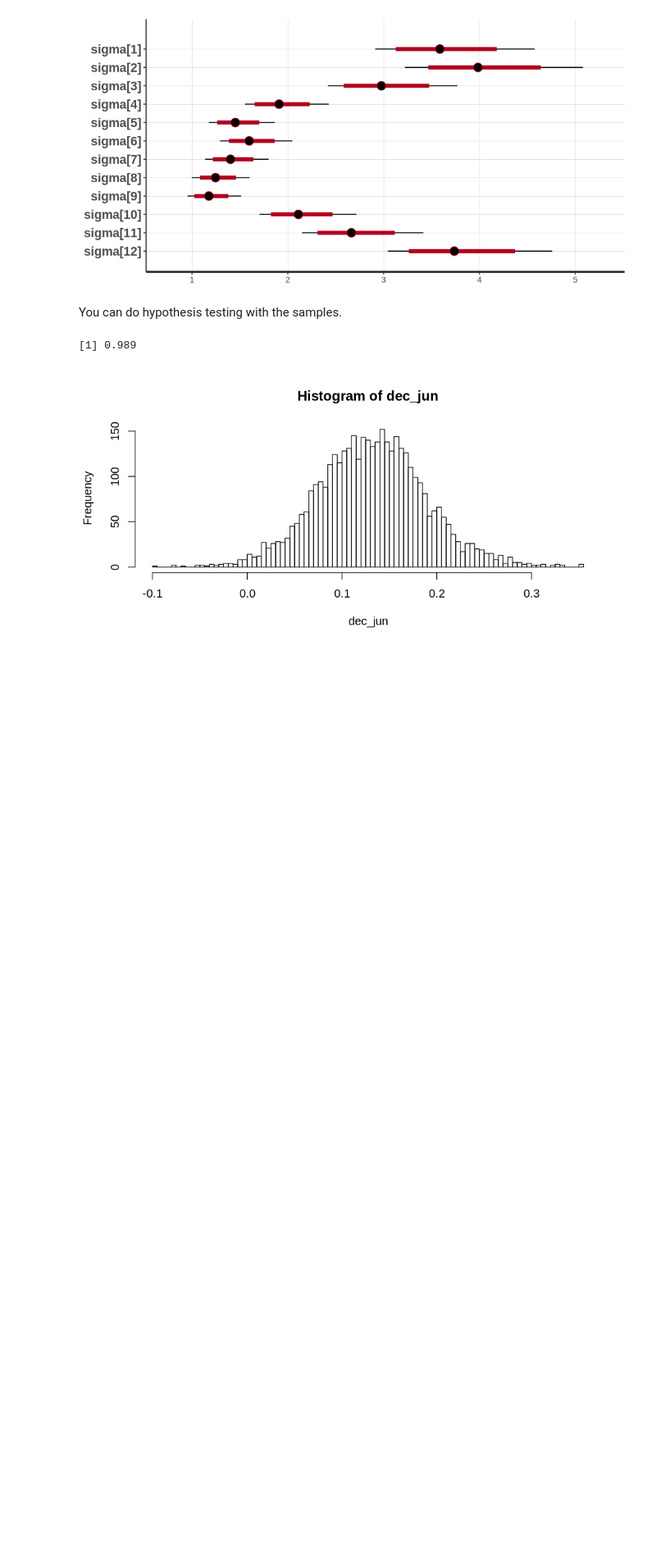
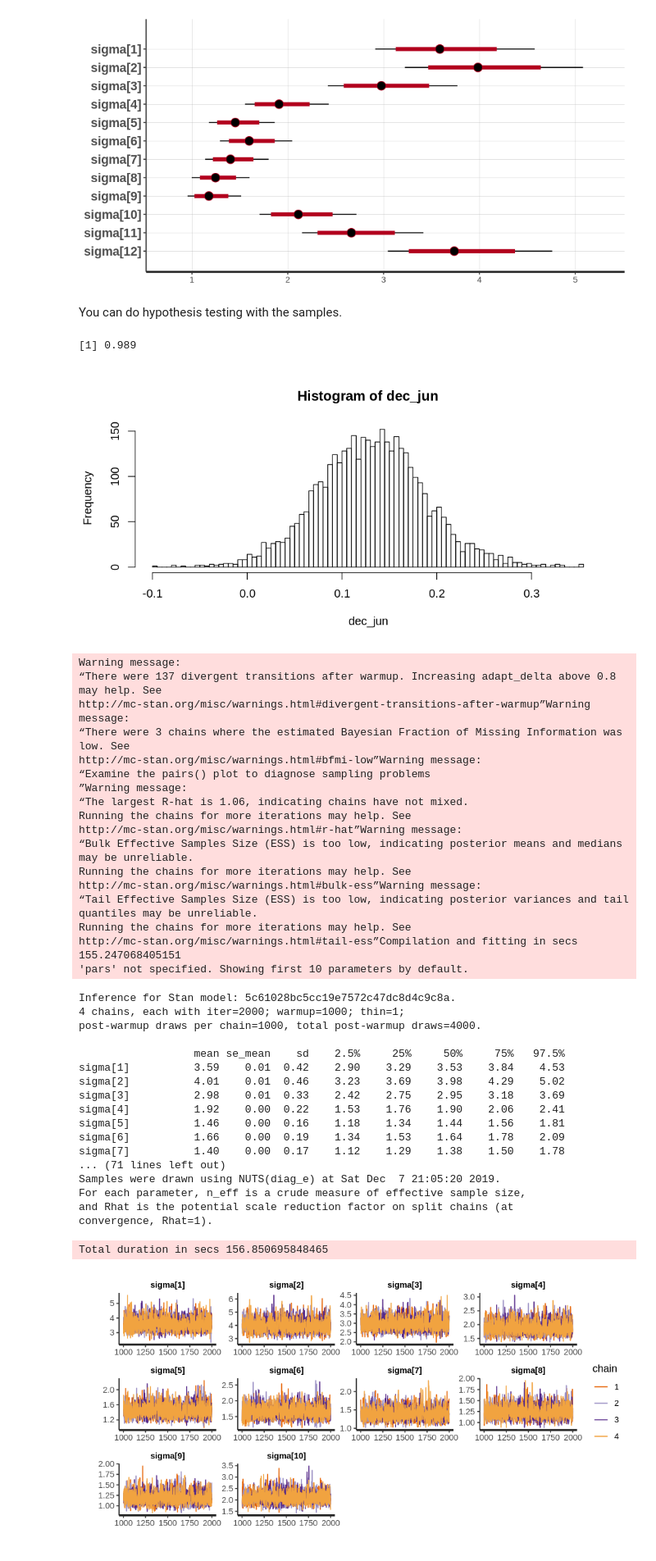
Before and after one commit to euxoa/ompeluseura, a Jupyter notebook: Ompeluseura_apt_get.ipynb, the cells around one changed output. Shown at 82% size. Drawn from its saved outputs; the diff is of its cells as text; code cells hidden in the pictures; blank space fills up the shorter version.

Commit message:
With a circular k model. (Would require a longer run..)

```diff
--- a/Ompeluseura_apt_get.ipynb
+++ b/Ompeluseura_apt_get.ipynb
@@ -216,3 +216,67 @@ hist(dec_jun, n=100)
 # %% [output]
 [1] 0.989
 [figure]
+# %%
+monthly_model_code2 <- "
+data {
+  int N;
+  real decade[N];
+  real temp[N];
+  int month[N];
+}
+parameters {
+  real<lower=0> sigma[12];
+  real b[12];
+  real k[12];
+  real<lower=0> sigma_change_k;
+}
+model {
+  for (i in 1:N) {
+     int m = month[i];
+     temp[i] ~ normal(k[m] * decade[i] + b[m], sigma[m]); }
+  sigma ~ normal(0, 5);
+  b ~ normal(0, 5);
+  for (i in 2:12)
+     k[i] ~ normal(k[i-1], sigma_change_k);
+  k[1] ~ normal(k[12], sigma_change_k);
+  k[5] ~ normal(0, 1); // Any k will do to fix the overall level.
+}
+"
+fit2 <- compile_and_fit_model(model_code = monthly_model_code2, data = stan_data_monthly, vars_of_interest = c())
+# %% [output]
+Warning message:
+“There were 137 divergent transitions after warmup. Increasing adapt_delta above 0.8 may help. See
+http://mc-stan.org/misc/warnings.html#divergent-transitions-after-warmup”Warning message:
+“There were 3 chains where the estimated Bayesian Fraction of Missing Information was low. See
+http://mc-stan.org/misc/warnings.html#bfmi-low”Warning message:
+“Examine the pairs() plot to diagnose sampling problems
+”Warning message:
+“The largest R-hat is 1.06, indicating chains have not mixed.
+Running the chains for more iterations may help. See
+http://mc-stan.org/misc/warnings.html#r-hat”Warning message:
+“Bulk Effective Samples Size (ESS) is too low, indicating posterior means and medians may be unreliable.
+Running the chains for more iterations may help. See
+http://mc-stan.org/misc/warnings.html#bulk-ess”Warning message:
+“Tail Effective Samples Size (ESS) is too low, indicating posterior variances and tail quantiles may be unreliable.
+Running the chains for more iterations may help. See
+http://mc-stan.org/misc/warnings.html#tail-ess”Compilation and fitting in secs 155.247068405151
+'pars' not specified. Showing first 10 parameters by default.
+Inference for Stan model: 5c61028bc5cc19e7572c47dc8d4c9c8a.
+4 chains, each with iter=2000; warmup=1000; thin=1;
+post-warmup draws per chain=1000, total post-warmup draws=4000.
+
+                  mean se_mean    sd    2.5%     25%     50%     75%   97.5%
+sigma[1]          3.59    0.01  0.42    2.90    3.29    3.53    3.84    4.53
+sigma[2]          4.01    0.01  0.46    3.23    3.69    3.98    4.29    5.02
+sigma[3]          2.98    0.01  0.33    2.42    2.75    2.95    3.18    3.69
+sigma[4]          1.92    0.00  0.22    1.53    1.76    1.90    2.06    2.41
+sigma[5]          1.46    0.00  0.16    1.18    1.34    1.44    1.56    1.81
+sigma[6]          1.66    0.00  0.19    1.34    1.53    1.64    1.78    2.09
+sigma[7]          1.40    0.00  0.17    1.12    1.29    1.38    1.50    1.78
+... (71 lines left out)
+Samples were drawn using NUTS(diag_e) at Sat Dec  7 21:05:20 2019.
+For each parameter, n_eff is a crude measure of effective sample size,
+and Rhat is the potential scale reduction factor on split chains (at
+convergence, Rhat=1).
+Total duration in secs 156.850695848465
+[figure, added]
```
Also changed, not shown: parts of 2 cells of this notebook.
